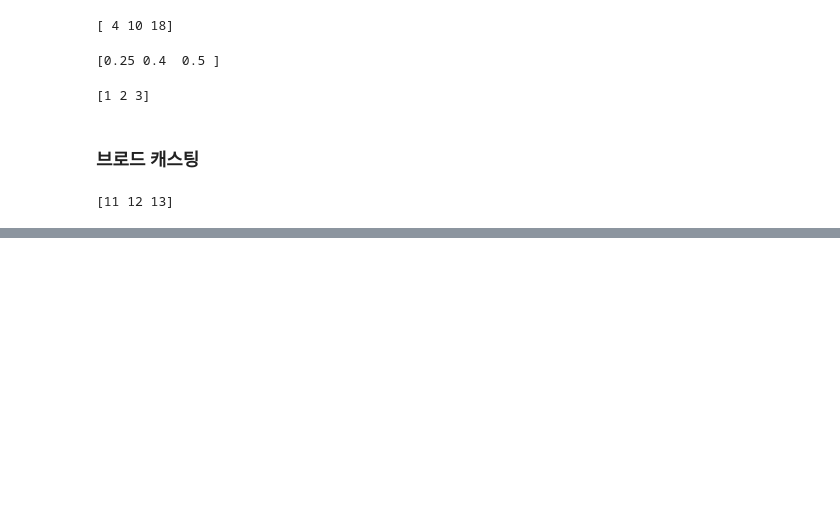
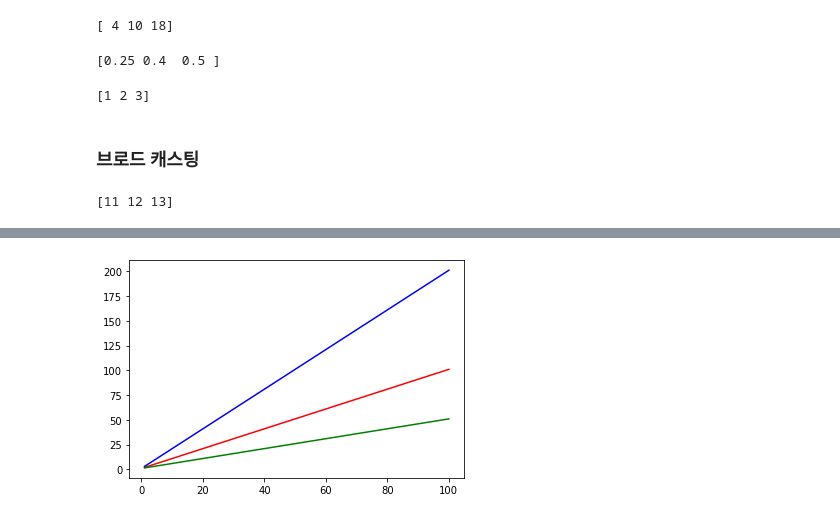
Before and after one commit to imguru-mooc/AI_Basic, a Jupyter notebook: 파이썬/7_day.ipynb, the cells around one changed output, grey strips where cells are left out. Saved outputs shown, nothing was run; the diff lists cells and outputs as text; code cells hidden in the pictures; blank space fills up the shorter version.

```diff
--- a/파이썬/7_day.ipynb
+++ b/파이썬/7_day.ipynb
@@ -406,0 +552,8 @@ print(c)
+# %%
+a = np.array([1,2,3])
+# %%
+sum = 0
+for i in a:
+    sum += i
+
+print(sum)
@@ -406,0 +603,28 @@ print(c)
+# %%
+import matplotlib.pyplot as plt
+
+w=1
+b=1
+
+x = np.arange(1,101)
+y = np.zeros( len(x) )
+
+for i in range(len(x)):
+    y[i] = x[i]*w + b
+
+plt.plot(x,y,"r")
+
+w = 2
+for i in range(len(x)):
+    y[i] = x[i]*w + b
+
+plt.plot(x,y,"b")
+
+w = 0.5
+for i in range(len(x)):
+    y[i] = x[i]*w + b
+
+plt.plot(x,y,"g")
+plt.show()
+# %% [output]
+[figure, added]
```
Also changed, not shown: parts of 34 cells of this notebook, 1 other file.
